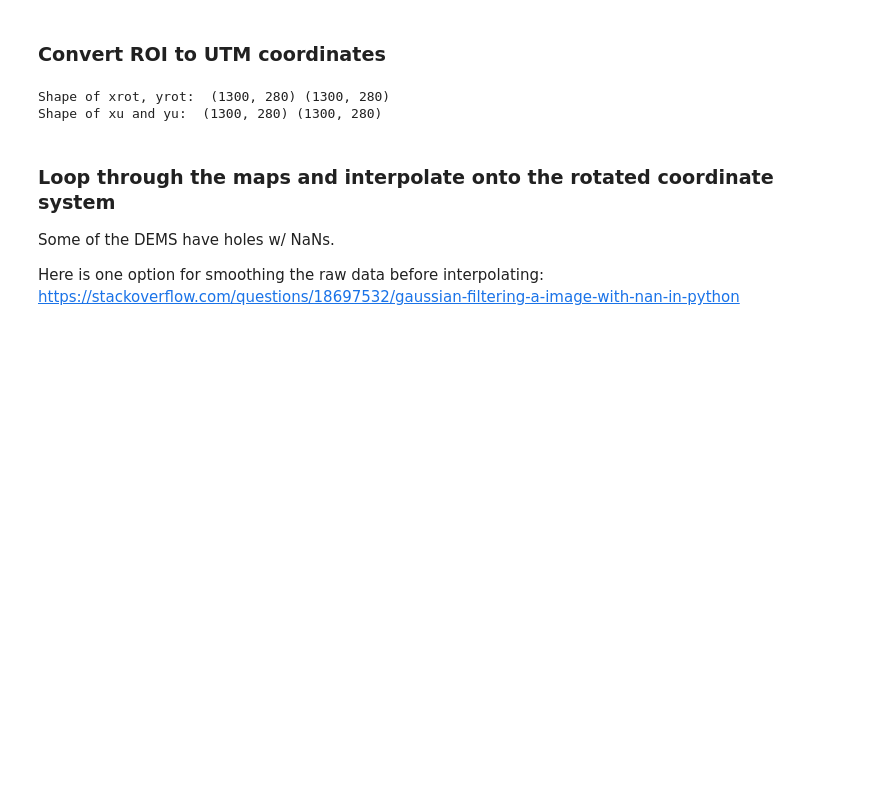
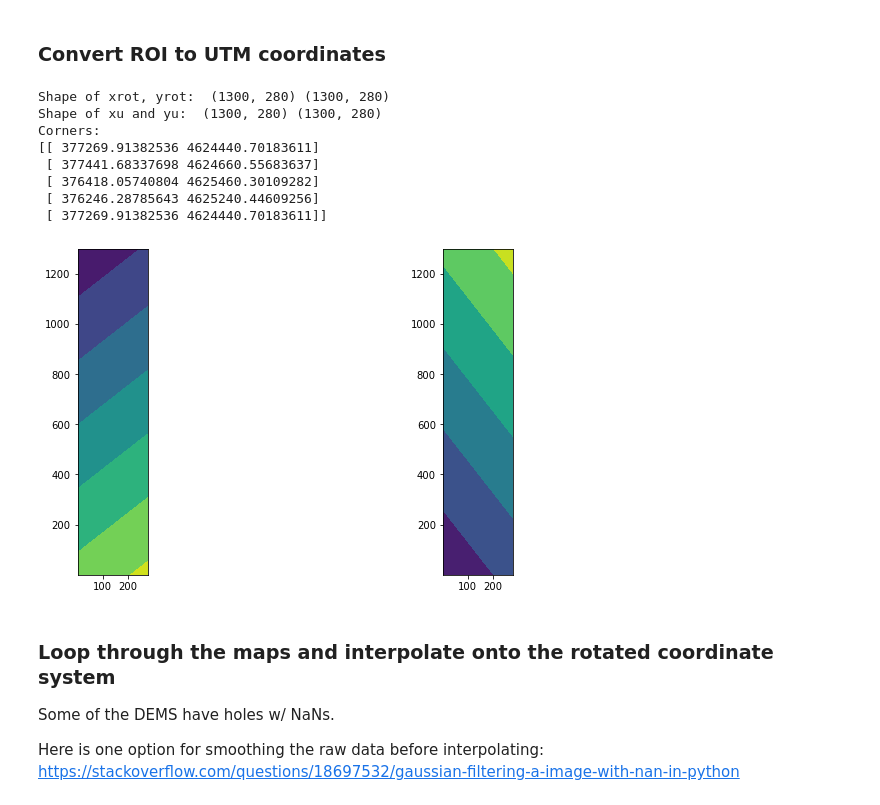
Before and after one commit to csherwood-usgs/Raster_calcs, a Jupyter notebook: Sandwich_maps_local_coords.ipynb, the cells around one changed output. Cells and saved outputs as stored; diff of their text form; code cells hidden in the pictures; blank space fills up the shorter version.

Commit message:
new version for rotated coords

```diff
--- a/Sandwich_maps_local_coords.ipynb
+++ b/Sandwich_maps_local_coords.ipynb
@@ -132,18 +133,47 @@ yrot:
 ### Convert ROI to UTM coordinates
 # %%
 # Define the ROI with bottom left corner and rotation of axes
+# Note this is the old version with origin in upper left, rotated postitively.
+# See _v2 for more intuitive rotation to same points
+
 e0 = 377270.; n0 = 4624440.
 rot = 52.
 
 print('Shape of xrot, yrot: ',np.shape(xrot),np.shape(xrot))
 shp = np.shape(xrot)
 xu, yu = box2UTMh(xrot.flatten(), yrot.flatten(), e0, n0, rot)
 xu=np.reshape(xu,shp)
 yu=np.reshape(yu,shp)
 print('Shape of xu and yu: ',np.shape(xu),np.shape(yu))
+
+# write the UTM coords of the corners to an ASCII file
+corners = np.asarray(  [[xu[0][0],yu[0][0]],\
+                       [xu[0][-1],yu[0][-1]],\
+                       [xu[-1][-1],yu[-1][-1]],\
+                       [xu[-1][0],yu[-1][0]],\
+                       [xu[0][0],yu[0][0]]])
+print("Corners: ")
+print(corners)
+fn = 'sandwich_corners.csv'
+np.savetxt(fn, corners, delimiter=",")
+
+fig = plt.figure(figsize=(12,6))
+ax = fig.add_subplot(1,2,1)
+plt.contourf(xrot,yrot,xu,5)
+ax.set_aspect(1.)
+ax = fig.add_subplot(1,2,2)
+plt.contourf(xrot,yrot,yu,5)
+ax.set_aspect(1.)
 # %% [output]
 Shape of xrot, yrot:  (1300, 280) (1300, 280)
 Shape of xu and yu:  (1300, 280) (1300, 280)
+Corners:
+[[ 377269.91382536 4624440.70183611]
+ [ 377441.68337698 4624660.55683637]
+ [ 376418.05740804 4625460.30109282]
+ [ 376246.28785643 4625240.44609256]
+ [ 377269.91382536 4624440.70183611]]
+[figure, added]
 # %% [markdown]
 ### Loop through the maps and interpolate onto the rotated coordinate system
 Some of the DEMS have holes w/ NaNs.
```
Also changed, not shown: parts of 2 cells of this notebook, 2 other files.
